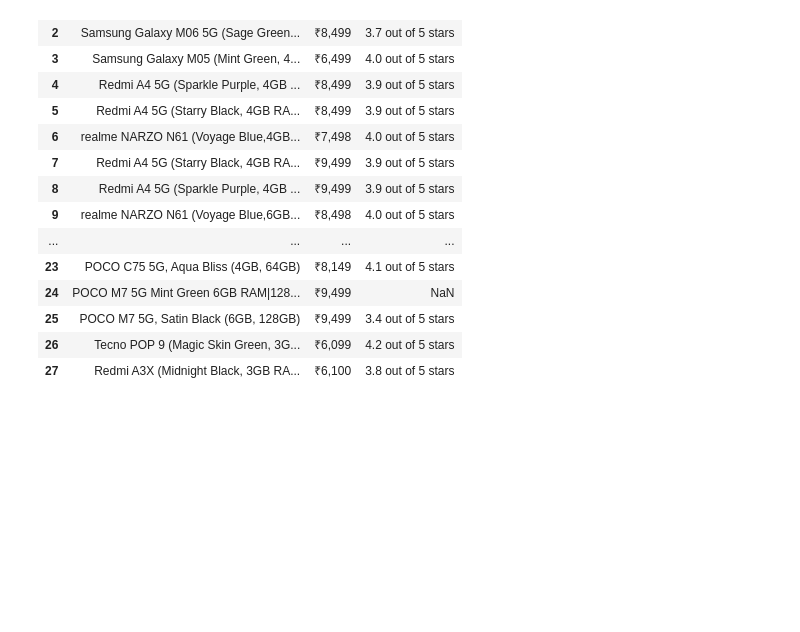
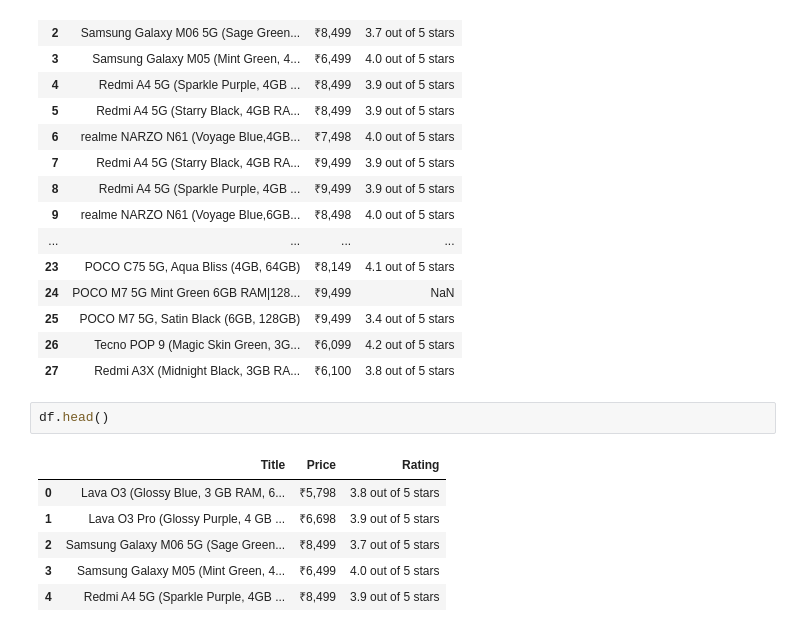
Before and after one commit to Roottoaccess/Semister2_ALL_important_concepts, a Jupyter notebook: AI and ML/demo.ipynb, the cells around one changed output. Drawn from its saved outputs; the diff is of its cells as text; blank space fills up the shorter version.

```diff
--- a/AI and ML/demo.ipynb
+++ b/AI and ML/demo.ipynb
@@ -110,3 +110,12 @@ df
 | 25 | POCO M7 5G, Satin Black (6GB, 128GB) | ₹9,499 | 3.4 out of 5 stars |
 | 26 | Tecno POP 9 (Magic Skin Green, 3G... | ₹6,099 | 4.2 out of 5 stars |
 | 27 | Redmi A3X (Midnight Black, 3GB RA... | ₹6,100 | 3.8 out of 5 stars |
+# %%
+df.head()
+# %% [output]
+|  | Title | Price | Rating |
+| 0 | Lava O3 (Glossy Blue, 3 GB RAM, 6... | ₹5,798 | 3.8 out of 5 stars |
+| 1 | Lava O3 Pro (Glossy Purple, 4 GB ... | ₹6,698 | 3.9 out of 5 stars |
+| 2 | Samsung Galaxy M06 5G (Sage Green... | ₹8,499 | 3.7 out of 5 stars |
+| 3 | Samsung Galaxy M05 (Mint Green, 4... | ₹6,499 | 4.0 out of 5 stars |
+| 4 | Redmi A4 5G (Sparkle Purple, 4GB ... | ₹8,499 | 3.9 out of 5 stars |
```
Also changed, not shown: parts of 2 cells of this notebook, 12 other files.
